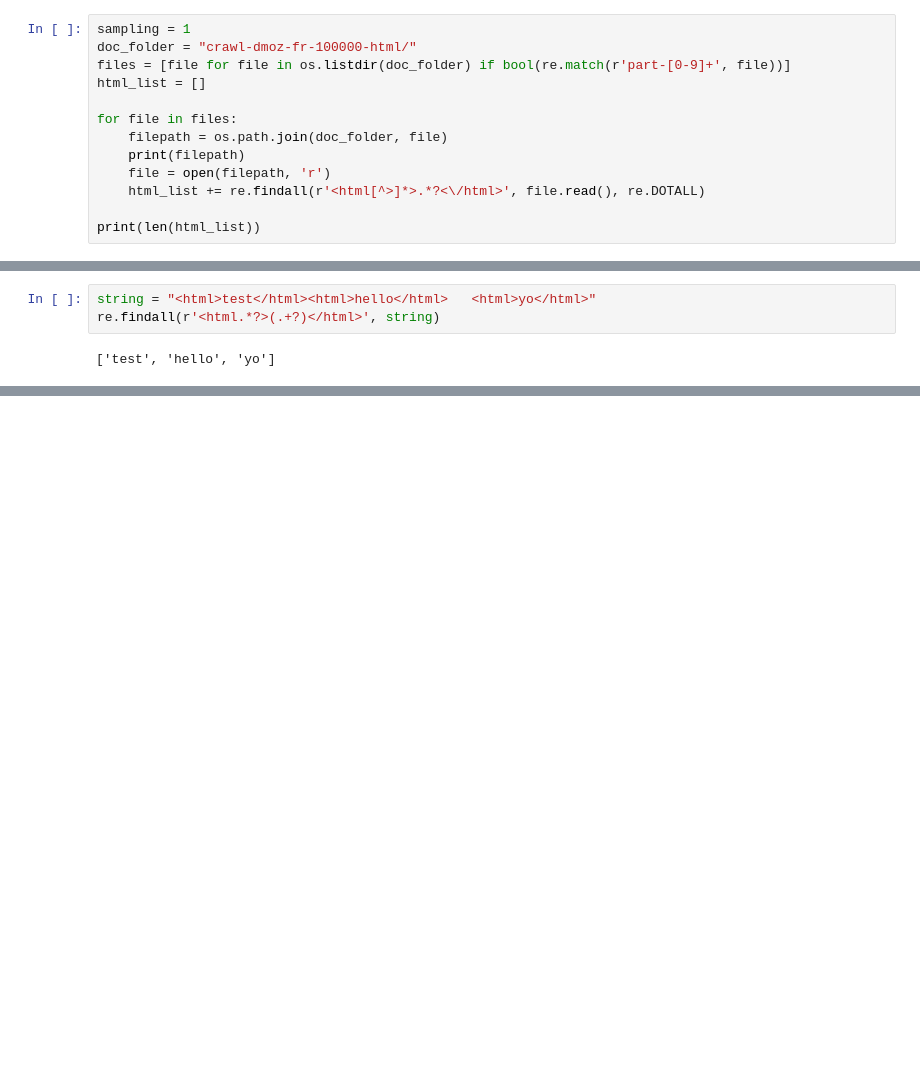
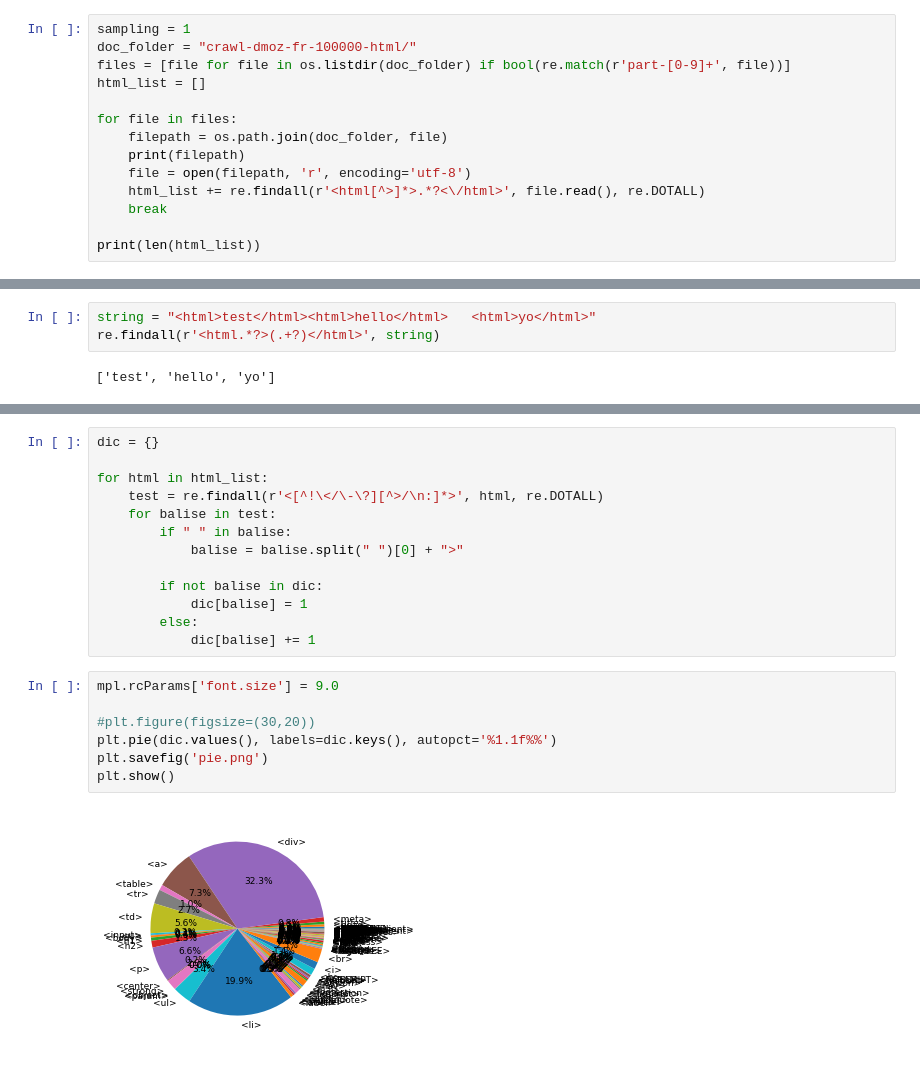
Before and after one commit to RaseMotte/extractive_text_summarizer, a Jupyter notebook: sandbox.ipynb, the cells around one changed output, grey strips where cells are left out. Saved outputs shown, nothing was run; the diff lists cells and outputs as text; blank space fills up the shorter version.

```diff
--- a/sandbox.ipynb
+++ b/sandbox.ipynb
@@ -13,8 +15,9 @@ html_list = []
 for file in files:
     filepath = os.path.join(doc_folder, file)
     print(filepath)
-    file = open(filepath, 'r')
+    file = open(filepath, 'r', encoding='utf-8')
     html_list += re.findall(r'<html[^>]*>.*?<\/html>', file.read(), re.DOTALL)
+    break
 
 print(len(html_list))
 # %% [output]
@@ -45,2 +33,24 @@ test[0]
 # %% [output]
 '<html> \n        <head> \n         <!--  Definition des variables  --> \n         <title>Ecole nationale supérieure d\'architecture et de paysage de Lille</title><meta http-equiv="Content-Language" c ...
+# %%
+dic = {}
+
+for html in html_list:
+    test = re.findall(r'<[^!\</\-\?][^>/\n:]*>', html, re.DOTALL)
+    for balise in test:
+        if " " in balise:
+            balise = balise.split(" ")[0] + ">"
+
+        if not balise in dic:
+            dic[balise] = 1
+        else:
+            dic[balise] += 1
+# %%
+mpl.rcParams['font.size'] = 9.0
+
+#plt.figure(figsize=(30,20))
+plt.pie(dic.values(), labels=dic.keys(), autopct='%1.1f%%')
+plt.savefig('pie.png')
+plt.show()
+# %% [output]
+[figure, added]
```
Also changed, not shown: parts of 4 cells of this notebook.
